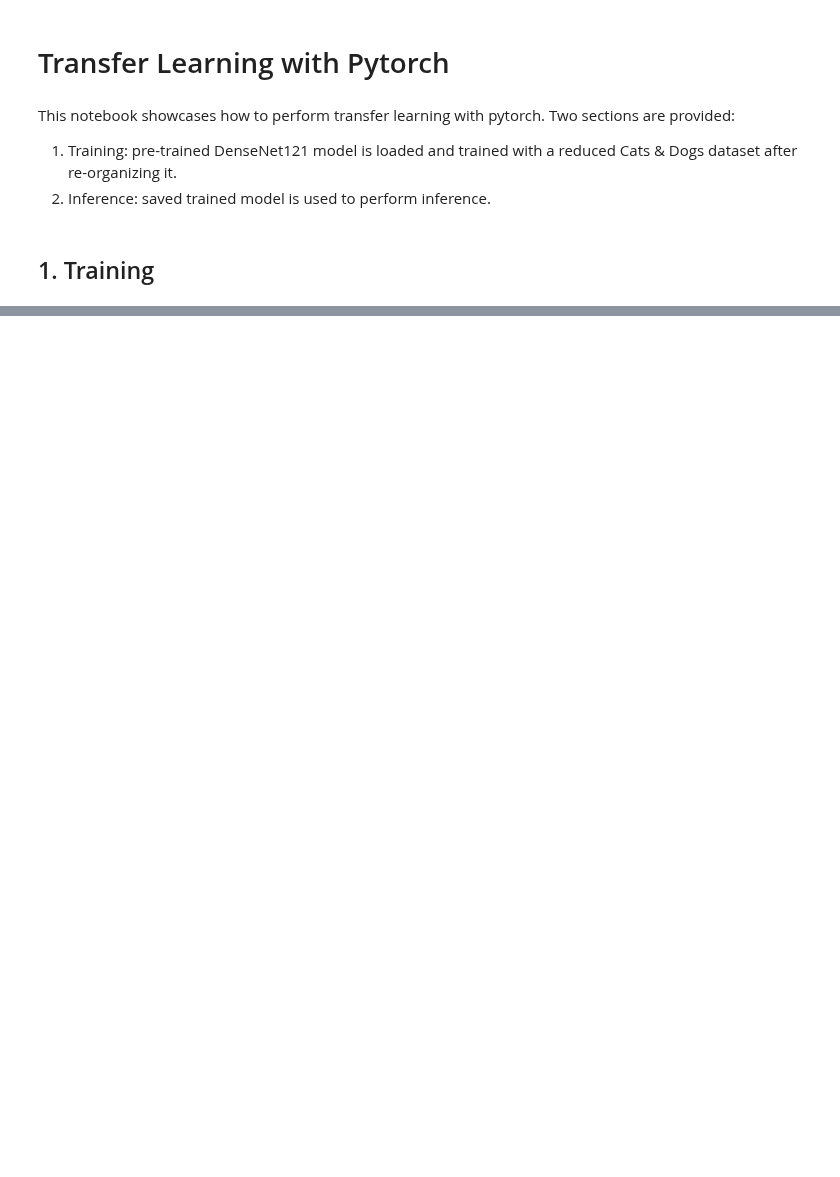
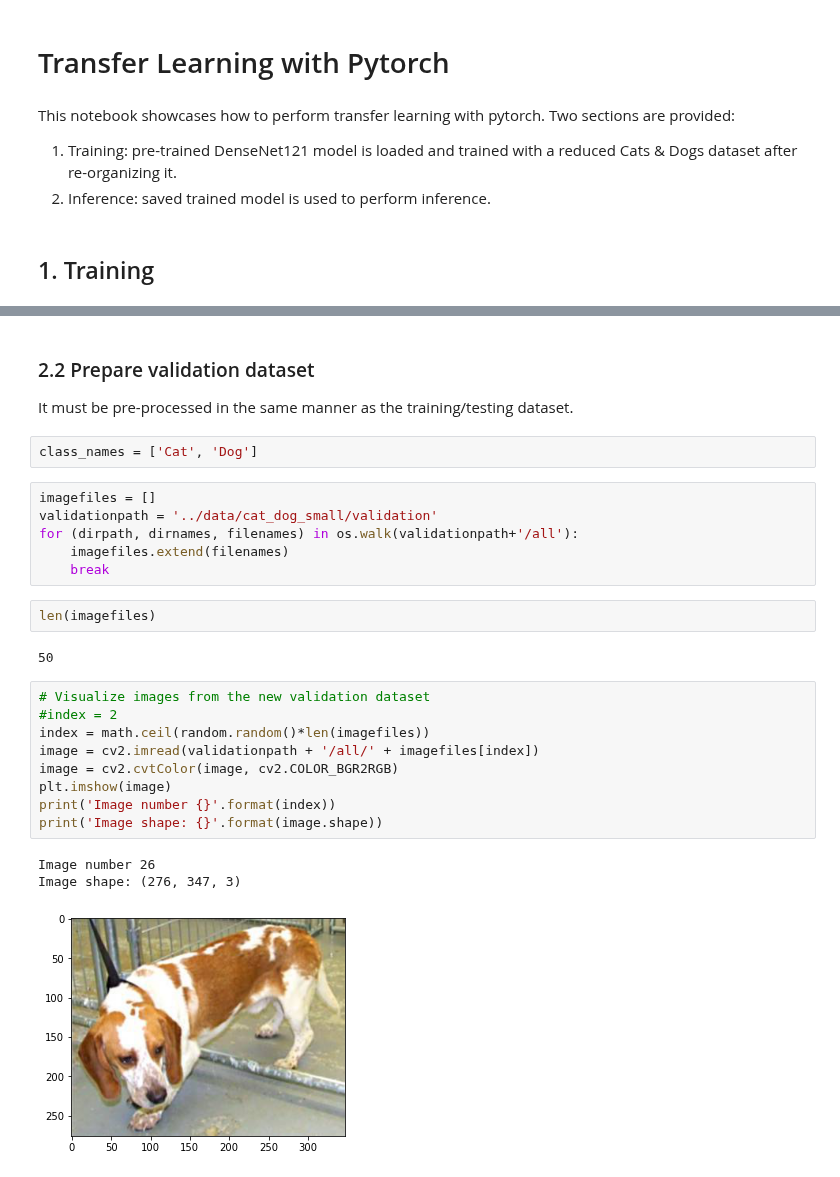
Before and after one commit to mxagar/tool_guides, a Jupyter notebook: pytorch/pytorch_example_01/application_notebook.ipynb, the cells around one changed output, grey strips where cells are left out. Cells and saved outputs as stored; diff of their text form; blank space fills up the shorter version.

```diff
--- a/pytorch/pytorch_example_01/application_notebook.ipynb
+++ b/pytorch/pytorch_example_01/application_notebook.ipynb
@@ -31,0 +398,28 @@ Moving 7 / 25 files from ../data/cat_dog_small/train/Dog to ../data/cat_dog_smal
+# %% [markdown]
+### 2.2 Prepare validation dataset
+It must be pre-processed in the same manner as the training/testing dataset.
+# %%
+class_names = ['Cat', 'Dog']
+# %%
+imagefiles = []
+validationpath = '../data/cat_dog_small/validation'
+for (dirpath, dirnames, filenames) in os.walk(validationpath+'/all'):
+    imagefiles.extend(filenames)
+    break
+# %%
+len(imagefiles)
+# %% [output]
+50
+# %%
+# Visualize images from the new validation dataset
+#index = 2
+index = math.ceil(random.random()*len(imagefiles))
+image = cv2.imread(validationpath + '/all/' + imagefiles[index])
+image = cv2.cvtColor(image, cv2.COLOR_BGR2RGB)
+plt.imshow(image)
+print('Image number {}'.format(index))
+print('Image shape: {}'.format(image.shape))
+# %% [output]
+Image number 26
+Image shape: (276, 347, 3)
+[figure, added]
```
Also changed, not shown: parts of 37 cells of this notebook, 2 other files.
